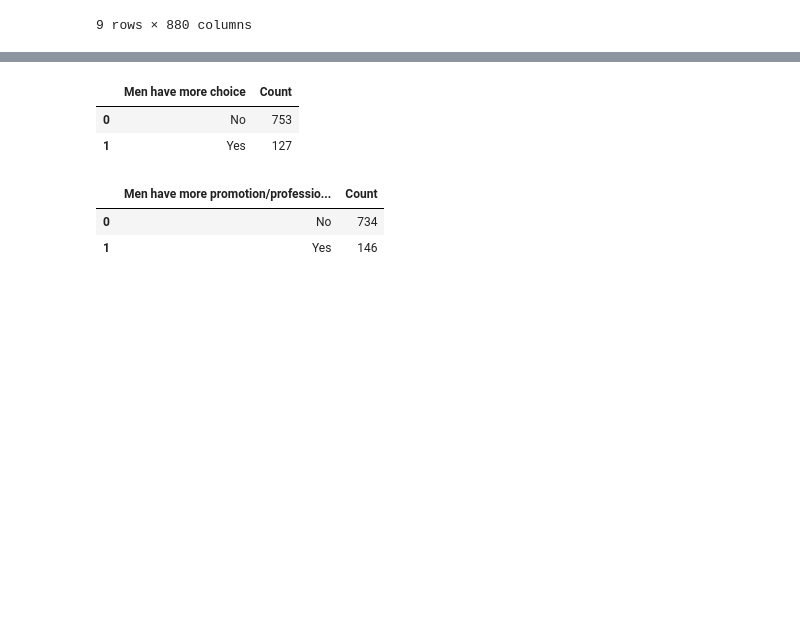
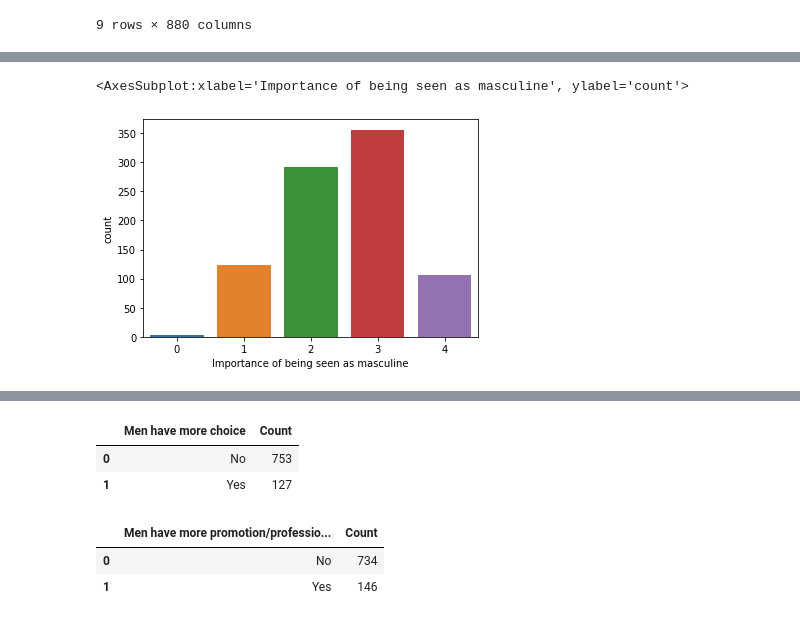
Before and after one commit to data301-2021-winter1/group20-project-, a Jupyter notebook: notebooks/analysis1.ipynb, the cells around one changed output, grey strips where cells are left out. Drawn from its saved outputs; the diff is of its cells as text; code cells hidden in the pictures; blank space fills up the shorter version.

```diff
--- a/notebooks/analysis1.ipynb
+++ b/notebooks/analysis1.ipynb
@@ -245,0 +263,5 @@ Dataframe.groupby(["Men make more money"]).size().reset_index(name="count")
+# %%
+sns.countplot(x='Importance of being seen as masculine',data=Dataframe)
+# %% [output]
+<AxesSubplot:xlabel='Importance of being seen as masculine', ylabel='count'>
+[figure, added]
```
Also changed, not shown: parts of 14 cells of this notebook.
